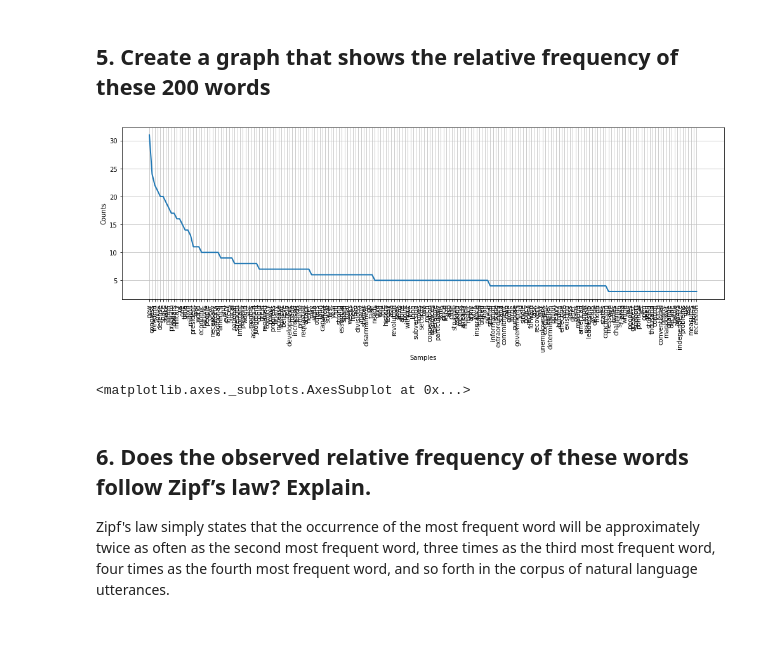
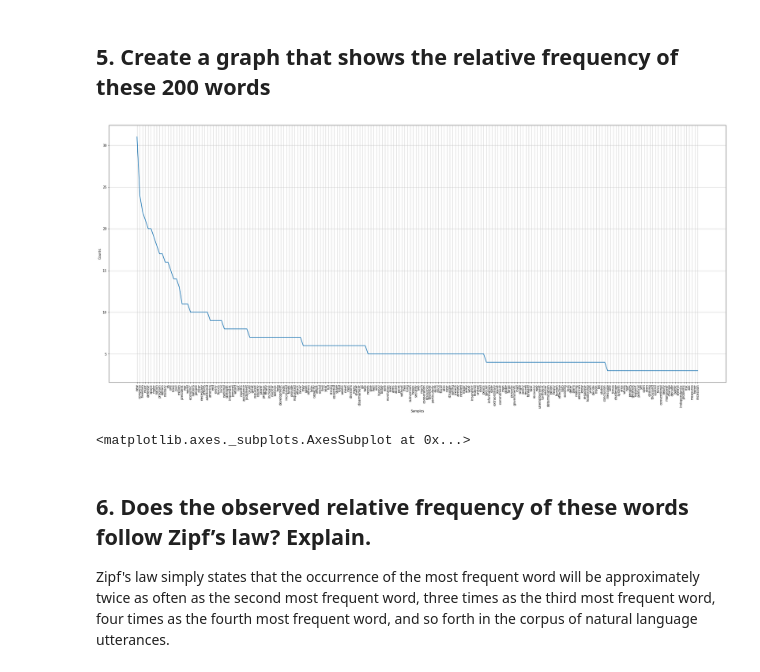
Before and after one commit to PriyaShaji/Data620-1, a Jupyter notebook: Week 4 - Part 2 Assignment/Assignment - High Frequency Words.ipynb, the cells around one changed output. Drawn from its saved outputs; the diff is of its cells as text; code cells hidden in the pictures; blank space fills up the shorter version.

Commit message:
Updated Graph

```diff
--- a/Week 4 - Part 2 Assignment/Assignment - High Frequency Words.ipynb
+++ b/Week 4 - Part 2 Assignment/Assignment - High Frequency Words.ipynb
@@ -187,10 +179,10 @@ top_200
 # %% [markdown]
 ## 5. Create a graph that shows the relative frequency of these 200 words
 # %%
-plt.figure(figsize=(17, 5))
+plt.figure(figsize=(35, 15))
 freq_distribution.plot(200,)
 # %% [output]
-[figure, old version]
+[figure, new version]
 <matplotlib.axes._subplots.AxesSubplot at 0x...>
 # %%
 zipf_data = top_words = freq_distribution.most_common(500)
```
Also changed, not shown: parts of 6 cells of this notebook.
